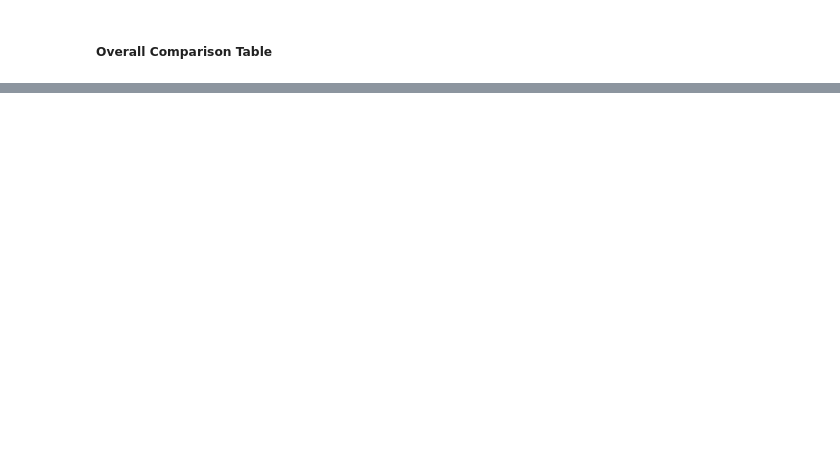
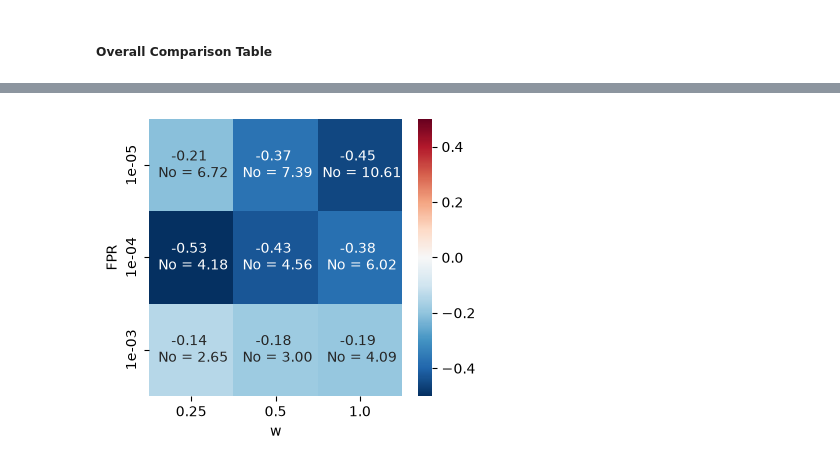
Before and after one commit to adam-broomhead/cybersecurity_thesis, a Jupyter notebook: notebooks/Pipeline_py/203_results_analysis.ipynb, the cells around one changed output, grey strips where cells are left out. Saved outputs shown, nothing was run; the diff lists cells and outputs as text; code cells hidden in the pictures; blank space fills up the shorter version.

```diff
--- a/notebooks/Pipeline_py/203_results_analysis.ipynb
+++ b/notebooks/Pipeline_py/203_results_analysis.ipynb
@@ -198,17 +187,3 @@ plt.show()
-# %%
-user_type_summary = l.load_results(ut.results_dir, 'user_type_summary')
-user_type_output = l.get_user_type_output(user_type_summary)
-
-
-user_type_output['No shrinkage'] = user_type_output['no_smoothing'].apply(lambda x: f'{x:.5f}')
-user_type_output['Global shrinkage'] = user_type_output['global_smoothing'].apply(lambda x: f'{x:.5f}')
-user_type_output['Cluster shrinkage'] = np.where(
-    user_type_output['cluster_smoothing_seed_sd'].notna(),
-    user_type_output['cluster_smoothing'].apply(lambda x: f'{x:.5f}') + ' $\pm$ ' + user_type_output['cluster_smoothing_seed_sd'].apply(lambda x: f'{x:.5f}'),
-    user_type_output['cluster_smoothing'].apply(lambda x: f'{x:.5f}'))
-
-user_type_output = user_type_output[['user_type', 'No shrinkage', 'Global shrinkage', 'Cluster shrinkage']].rename(columns={'user_type': 'User type'})
-# user_type_output.to_csv(f'{outputs_dir}/user_type_performance.csv', index=False)
 # %% [markdown]
 ##### Overall Comparison Table
 # %%
@@ -229,18 +201,0 @@ overall_performance_output
-# %%
-model_comparisons = l.load_results( ut.results_dir, 'model_comparisons')
-model_comparison_output = l.get_model_comparison_output(model_comparisons)
-model_comparison_output = model_comparison_output
-
-model_comparison_output['mean_log_likelihood_difference']  = model_comparison_output['mean_log_likelihood_difference'].apply(lambda x: f'{x:.5f}')
-model_comparison_output['users_improved_pct']  = model_comparison_output['users_improved_pct'].apply(lambda x: f'{x:.5f}')
-model_comparison_output['median_user_ll_difference']  = model_comparison_output['median_user_ll_difference'].apply(lambda x: f'{x:.5f}')
-
-model_comparison_output = model_comparison_output[['model_comparison', 'mean_log_likelihood_difference', 'users_improved_pct', 'median_user_ll_difference']]
-model_comparison_output = model_comparison_output.rename(columns={
-    'mean_log_likelihood_difference' : 'Mean Log-Likelihood $\Delta$',
-    'users_improved_pct' : 'Users Improved (\%)',
-    'median_user_ll_difference' : 'Median Improvement',
-    'model_comparison' : 'Model Comparison'})
-
-model_comparison_output
-#model_comparison_output.to_csv(f'{outputs_dir}/model_comparisons.csv', index=False)
@@ -251,0 +210,7 @@ model_comparison_output
+# %%
+attack_threshold_differences = l.load_results(ut.results_dir, 'attack_threshold_differences')
+fig, axes = m.plot_threshold_heatmap(threshold_differences=attack_threshold_differences, model='global_smoothing')
+# # fig.savefig(f'{outputs_dir}/attack_threshold_differences.pdf', bbox_inches='tight', pad_inches=0.02)
+# plt.show()
+# %% [output]
+[figure, added]
```
Also changed, not shown: parts of 19 cells of this notebook, 3 other files.
